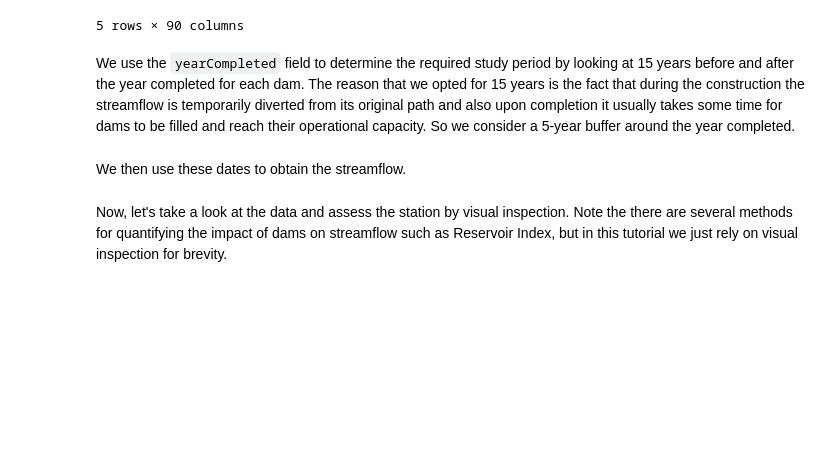
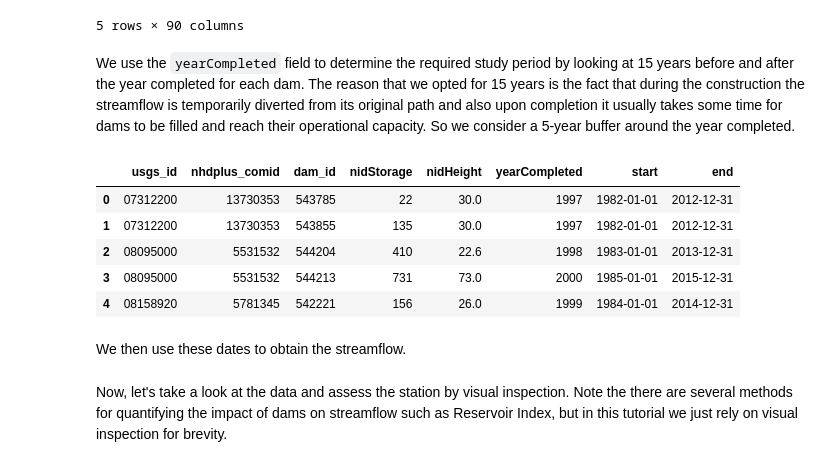
Before and after one commit to mhweber/AWRA2022GeoWorkshop, a Jupyter notebook: Workbooks/Python/Session3/1_Dam_Impact.ipynb, the cells around one changed output. Drawn from its saved outputs; the diff is of its cells as text; code cells hidden in the pictures; blank space fills up the shorter version.

```diff
--- a/Workbooks/Python/Session3/1_Dam_Impact.ipynb
+++ b/Workbooks/Python/Session3/1_Dam_Impact.ipynb
@@ -282,14 +282,22 @@ We use the `yearCompleted` field to determine the required study period by looki
 # %%
 flw_dam = pd.merge(
     flw_dam,
     dams_info[["id", "nidStorage", "nidHeight", "yearCompleted"]].rename(columns={"id": "dam_id"}),
     on="dam_id",
     how="left",
 )
 flw_dam["start"] = pd.to_datetime(flw_dam.yearCompleted - 15, format="%Y")
 flw_dam["end"] = pd.to_datetime(flw_dam.yearCompleted + 15, format="%Y") + pd.DateOffset(
     years=1, days=-1
 )
+flw_dam.head()
+# %% [output]
+|  | usgs_id | nhdplus_comid | dam_id | nidStorage | nidHeight | yearCompleted | start | end |
+| 0 | 07312200 | 13730353 | 543785 | 22 | 30.0 | 1997 | 1982-01-01 | 2012-12-31 |
+| 1 | 07312200 | 13730353 | 543855 | 135 | 30.0 | 1997 | 1982-01-01 | 2012-12-31 |
+| 2 | 08095000 | 5531532 | 544204 | 410 | 22.6 | 1998 | 1983-01-01 | 2013-12-31 |
+| 3 | 08095000 | 5531532 | 544213 | 731 | 73.0 | 2000 | 1985-01-01 | 2015-12-31 |
+| 4 | 08158920 | 5781345 | 542221 | 156 | 26.0 | 1999 | 1984-01-01 | 2014-12-31 |
 # %% [markdown]
 We then use these dates to obtain the streamflow.
 # %%
```
Also changed, not shown: parts of 2 cells of this notebook.
